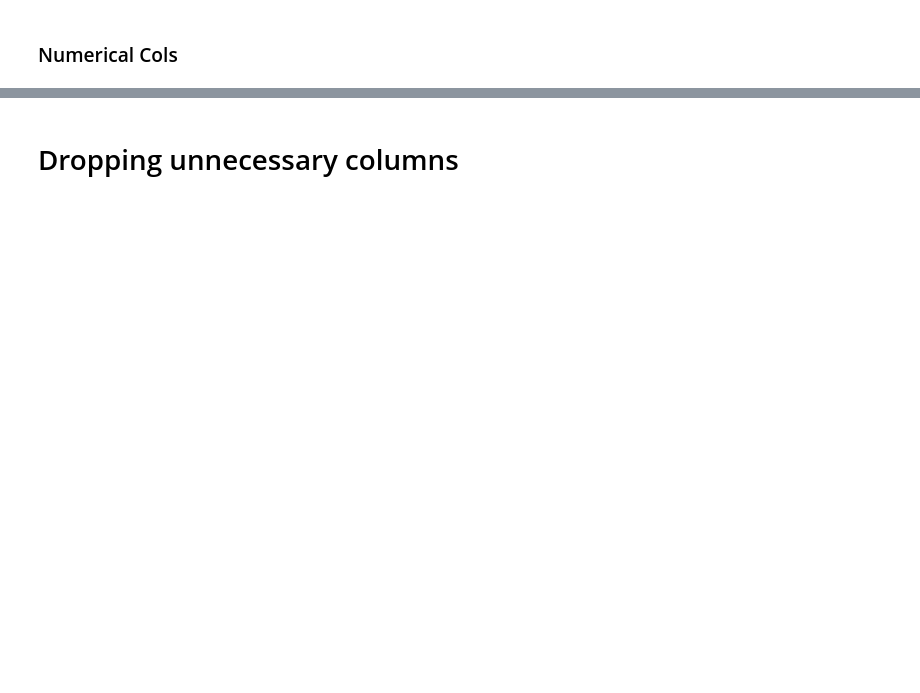
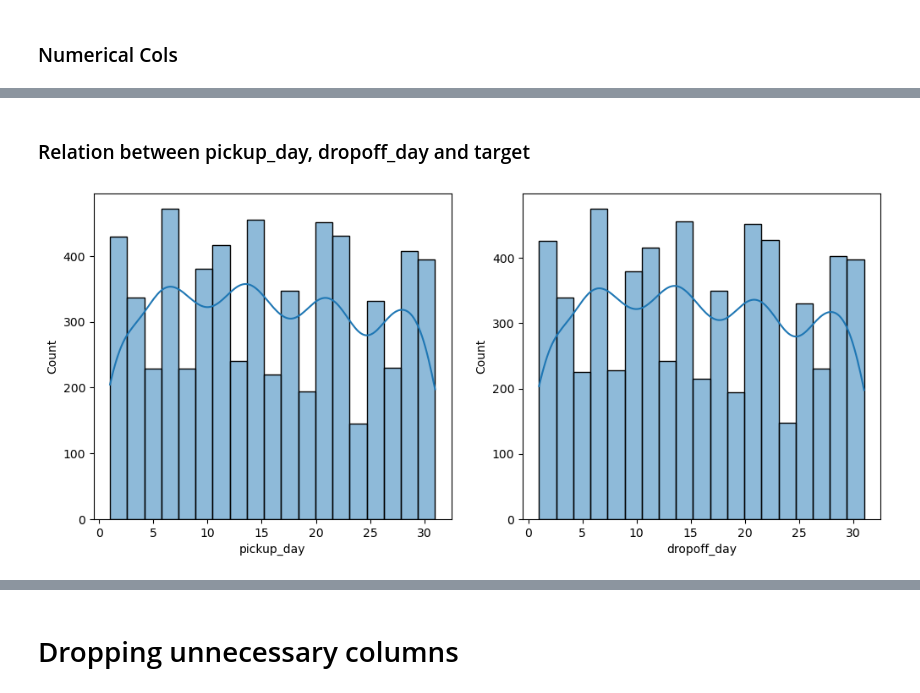
Before and after one commit to akashgardas/Machine-Learning, a Jupyter notebook: Linear_Regression_MLR/Taxies_Data_Seaborn/MLR_EDA_taxis_seaborn.ipynb, the cells around one changed output, grey strips where cells are left out. Cells and saved outputs as stored; diff of their text form; code cells hidden in the pictures; blank space fills up the shorter version.

```diff
--- a/Linear_Regression_MLR/Taxies_Data_Seaborn/MLR_EDA_taxis_seaborn.ipynb
+++ b/Linear_Regression_MLR/Taxies_Data_Seaborn/MLR_EDA_taxis_seaborn.ipynb
@@ -1311,0 +1421,11 @@ inaffective_features.append('dropoff_dayname')
+# %% [markdown]
+### Relation between pickup_day, dropoff_day and target
+# %%
+plt.figure(figsize=(12, 5))
+plt.subplot(1, 2, 1)
+sns.histplot(data=df, x='pickup_day', kde=True)
+plt.subplot(1, 2, 2)
+sns.histplot(data=df, x='dropoff_day', kde=True)
+plt.show()
+# %% [output]
+[figure, added]
```
Also changed, not shown: parts of 116 cells of this notebook.
